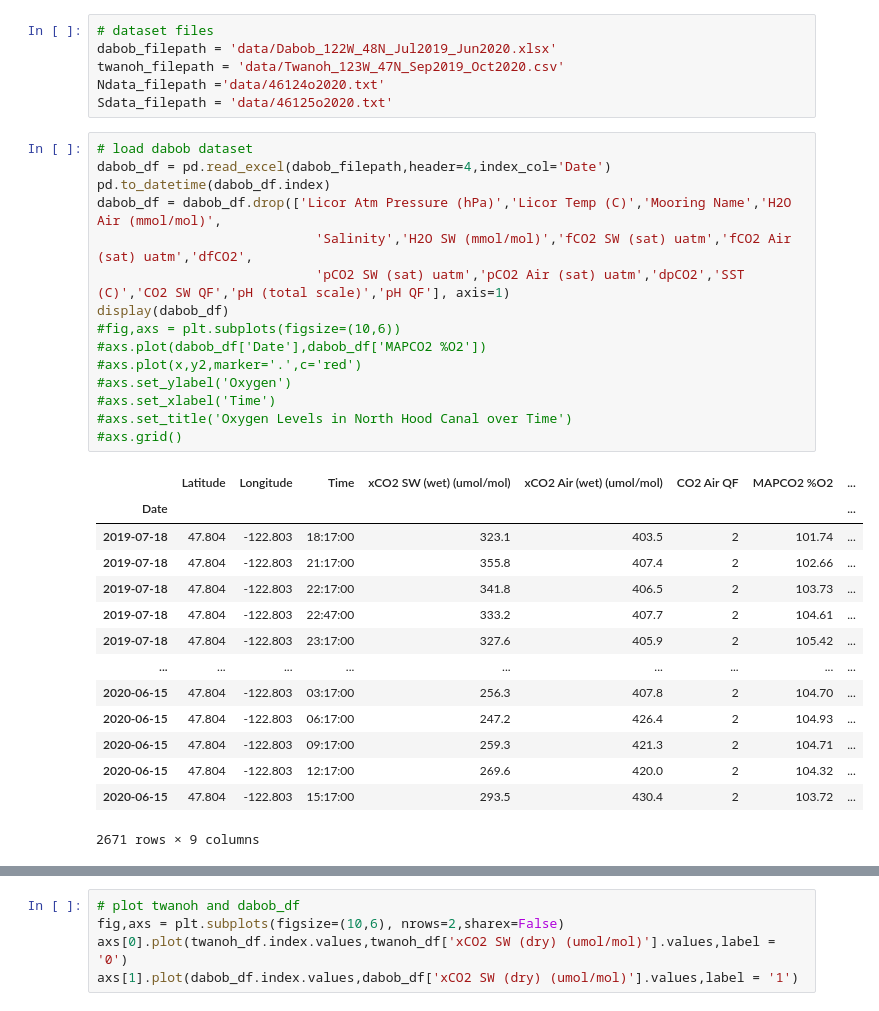
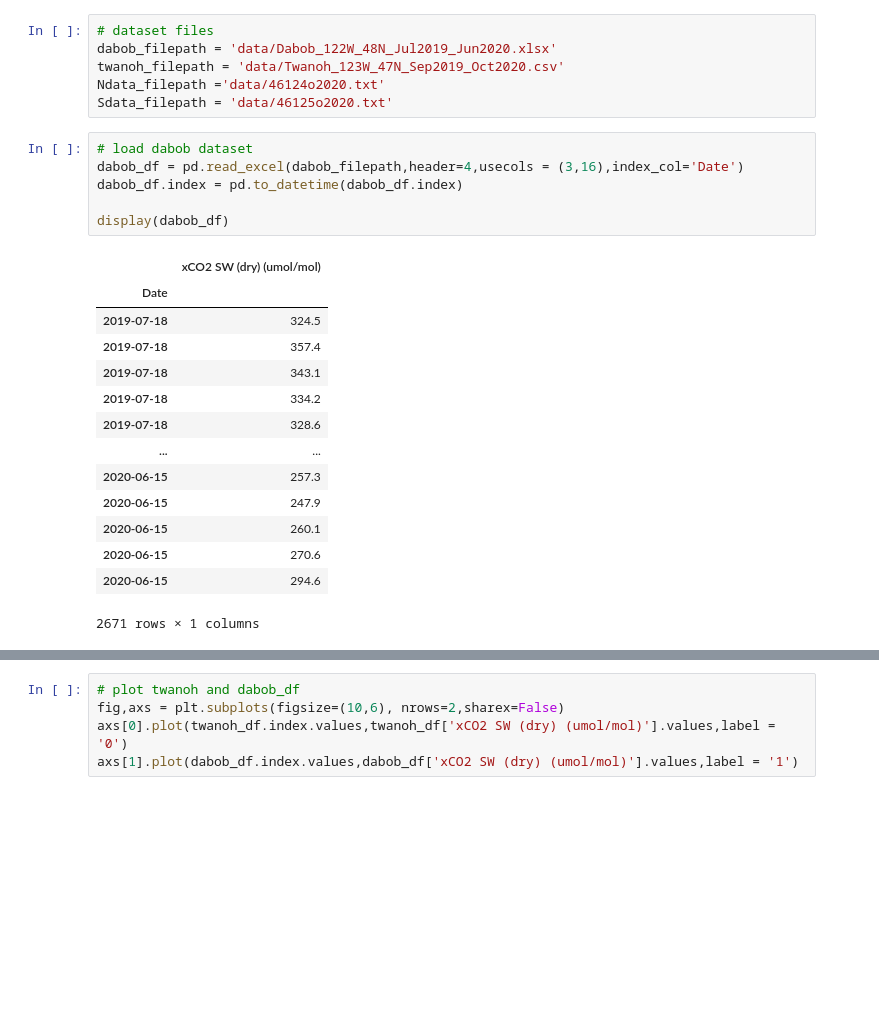
Before and after one commit to Lbh22GitHub/Harris.L_FinalProject, a Jupyter notebook: final.ipynb, the cells around one changed output, grey strips where cells are left out. Cells and saved outputs as stored; diff of their text form; blank space fills up the shorter version.

```diff
--- a/final.ipynb
+++ b/final.ipynb
@@ -20,33 +20,24 @@ Ndata_filepath ='data/46124o2020.txt'
 Sdata_filepath = 'data/46125o2020.txt'
 # %%
 # load dabob dataset
-dabob_df = pd.read_excel(dabob_filepath,header=4,index_col='Date')
-pd.to_datetime(dabob_df.index)
-dabob_df = dabob_df.drop(['Licor Atm Pressure (hPa)','Licor Temp (C)','Mooring Name','H2O Air (mmol/mol)',
-                            'Salinity','H2O SW (mmol/mol)','fCO2 SW (sat) uatm','fCO2 Air (sat) uatm','dfCO2',
-                            'pCO2 SW (sat) uatm','pCO2 Air (sat) uatm','dpCO2','SST (C)','CO2 SW QF','pH (total scale)','pH QF'], axis=1)
+dabob_df = pd.read_excel(dabob_filepath,header=4,usecols = (3,16),index_col='Date')
+dabob_df.index = pd.to_datetime(dabob_df.index)
+
 display(dabob_df)
-#fig,axs = plt.subplots(figsize=(10,6))
-#axs.plot(dabob_df['Date'],dabob_df['MAPCO2 %O2'])
-#axs.plot(x,y2,marker='.',c='red')
-#axs.set_ylabel('Oxygen')
-#axs.set_xlabel('Time')
-#axs.set_title('Oxygen Levels in North Hood Canal over Time')
-#axs.grid()
 # %% [output]
-|  | Latitude | Longitude | Time | xCO2 SW (wet) (umol/mol) | xCO2 Air (wet) (umol/mol) | CO2 Air QF | MAPCO2 %O2 | ... |
-| Date |  |  |  |  |  |  |  | ... |
-| 2019-07-18 | 47.804 | -122.803 | 18:17:00 | 323.1 | 403.5 | 2 | 101.74 | ... |
-| 2019-07-18 | 47.804 | -122.803 | 21:17:00 | 355.8 | 407.4 | 2 | 102.66 | ... |
-| 2019-07-18 | 47.804 | -122.803 | 22:17:00 | 341.8 | 406.5 | 2 | 103.73 | ... |
-| 2019-07-18 | 47.804 | -122.803 | 22:47:00 | 333.2 | 407.7 | 2 | 104.61 | ... |
-| 2019-07-18 | 47.804 | -122.803 | 23:17:00 | 327.6 | 405.9 | 2 | 105.42 | ... |
-| ... | ... | ... | ... | ... | ... | ... | ... | ... |
-| 2020-06-15 | 47.804 | -122.803 | 03:17:00 | 256.3 | 407.8 | 2 | 104.70 | ... |
-| 2020-06-15 | 47.804 | -122.803 | 06:17:00 | 247.2 | 426.4 | 2 | 104.93 | ... |
-| 2020-06-15 | 47.804 | -122.803 | 09:17:00 | 259.3 | 421.3 | 2 | 104.71 | ... |
-| 2020-06-15 | 47.804 | -122.803 | 12:17:00 | 269.6 | 420.0 | 2 | 104.32 | ... |
-| 2020-06-15 | 47.804 | -122.803 | 15:17:00 | 293.5 | 430.4 | 2 | 103.72 | ... |
+|  | xCO2 SW (dry) (umol/mol) |
+| Date |  |
+| 2019-07-18 | 324.5 |
+| 2019-07-18 | 357.4 |
+| 2019-07-18 | 343.1 |
+| 2019-07-18 | 334.2 |
+| 2019-07-18 | 328.6 |
+| ... | ... |
+| 2020-06-15 | 257.3 |
+| 2020-06-15 | 247.9 |
+| 2020-06-15 | 260.1 |
+| 2020-06-15 | 270.6 |
+| 2020-06-15 | 294.6 |
-2671 rows × 9 columns
+2671 rows × 1 columns
 # %%
 # load twanoh
```
Also changed, not shown: parts of 1 cell of this notebook.
